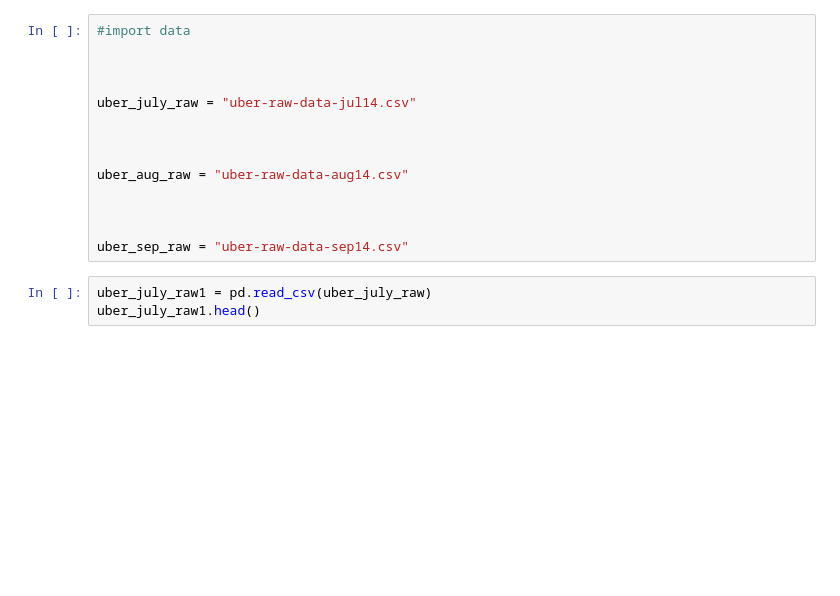
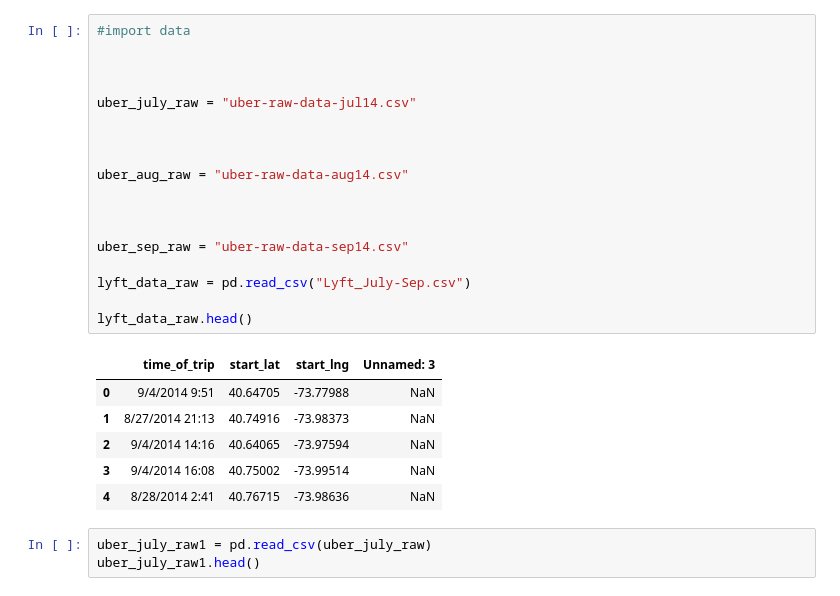
Before and after one commit to blair5431/Project1, a Jupyter notebook: wunderweather+api-BT.ipynb, the cells around one changed output. Saved outputs shown, nothing was run; the diff lists cells and outputs as text; blank space fills up the shorter version.

```diff
--- a/wunderweather+api-BT.ipynb
+++ b/wunderweather+api-BT.ipynb
@@ -30,17 +31,28 @@ You should consider upgrading via the 'pip install --upgrade pip' command.
 # %%
 #import data
 
 
 
 uber_july_raw = "uber-raw-data-jul14.csv"
 
 
 
 uber_aug_raw = "uber-raw-data-aug14.csv"
 
 
 
 uber_sep_raw = "uber-raw-data-sep14.csv"
+
+lyft_data_raw = pd.read_csv("Lyft_July-Sep.csv")
+
+lyft_data_raw.head()
+# %% [output]
+|  | time_of_trip | start_lat | start_lng | Unnamed: 3 |
+| 0 | 9/4/2014 9:51 | 40.64705 | -73.77988 | NaN |
+| 1 | 8/27/2014 21:13 | 40.74916 | -73.98373 | NaN |
+| 2 | 9/4/2014 14:16 | 40.64065 | -73.97594 | NaN |
+| 3 | 9/4/2014 16:08 | 40.75002 | -73.99514 | NaN |
+| 4 | 8/28/2014 2:41 | 40.76715 | -73.98636 | NaN |
 # %%
 uber_july_raw1 = pd.read_csv(uber_july_raw)
 uber_july_raw1.head()
```
Also changed, not shown: parts of 4 cells of this notebook.
